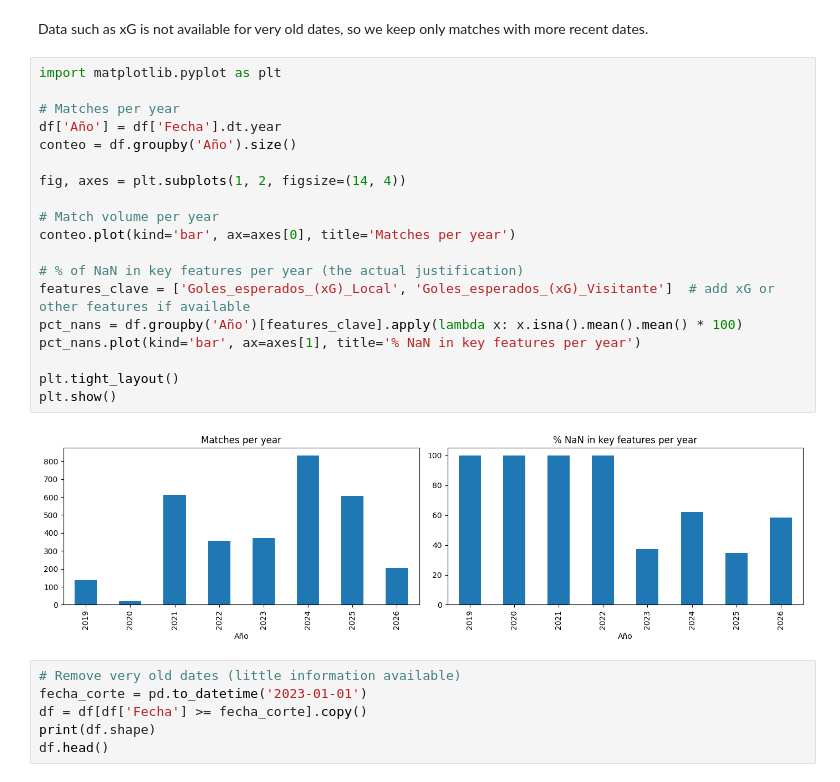
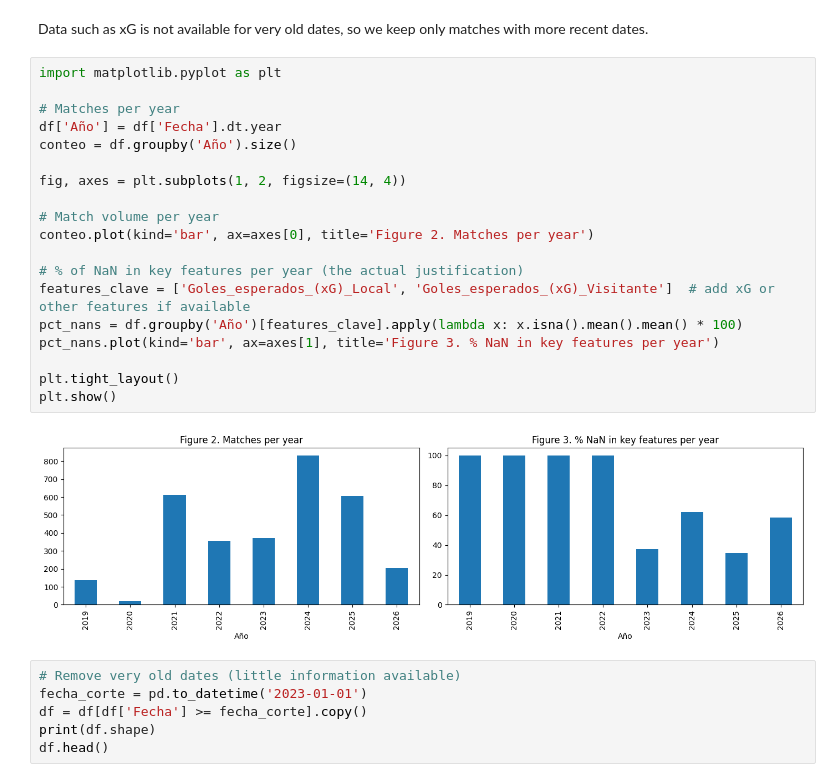
Before and after one commit to dondarjl/Football-scrapping-project, a Jupyter notebook: Data Cleaning.ipynb, the cells around one changed output. Cells and saved outputs as stored; diff of their text form.

```diff
--- a/Data Cleaning.ipynb
+++ b/Data Cleaning.ipynb
@@ -492,24 +491,24 @@ Data such as xG is not available for very old dates, so we keep only matches wit
 # %%
 import matplotlib.pyplot as plt
 
 # Matches per year
 df['Año'] = df['Fecha'].dt.year
 conteo = df.groupby('Año').size()
 
 fig, axes = plt.subplots(1, 2, figsize=(14, 4))
 
 # Match volume per year
-conteo.plot(kind='bar', ax=axes[0], title='Matches per year')
+conteo.plot(kind='bar', ax=axes[0], title='Figure 2. Matches per year')
 
 # % of NaN in key features per year (the actual justification)
 features_clave = ['Goles_esperados_(xG)_Local', 'Goles_esperados_(xG)_Visitante']  # add xG or other features if available
 pct_nans = df.groupby('Año')[features_clave].apply(lambda x: x.isna().mean().mean() * 100)
-pct_nans.plot(kind='bar', ax=axes[1], title='% NaN in key features per year')
+pct_nans.plot(kind='bar', ax=axes[1], title='Figure 3. % NaN in key features per year')
 
 plt.tight_layout()
 plt.show()
 # %% [output]
-[figure, old version]
+[figure, new version]
 # %%
 # Remove very old dates (little information available)
 fecha_corte = pd.to_datetime('2023-01-01')
```
Also changed, not shown: parts of 15 cells of this notebook.
